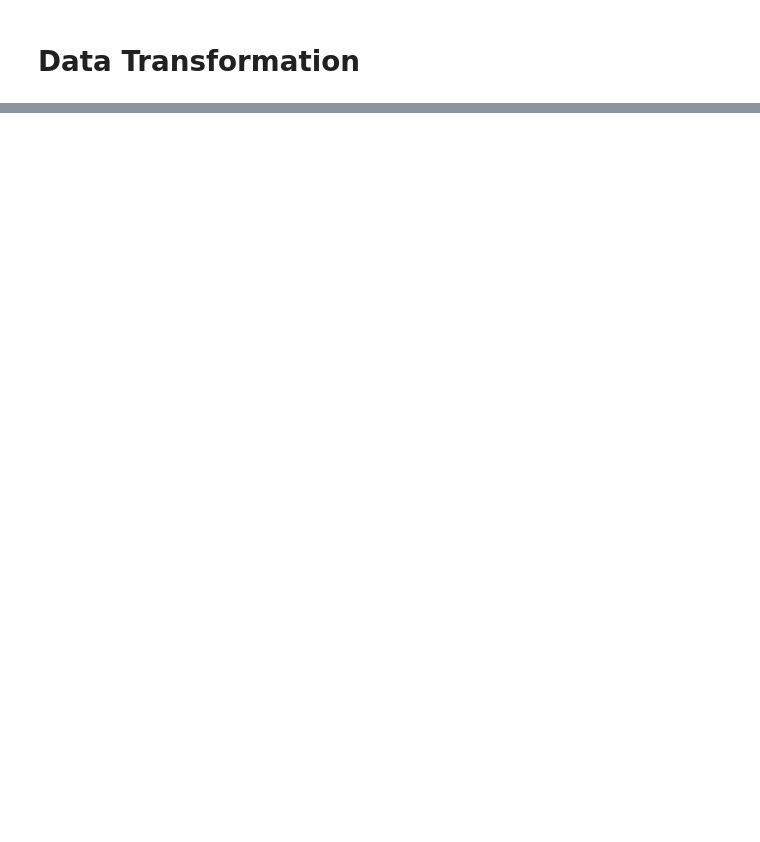
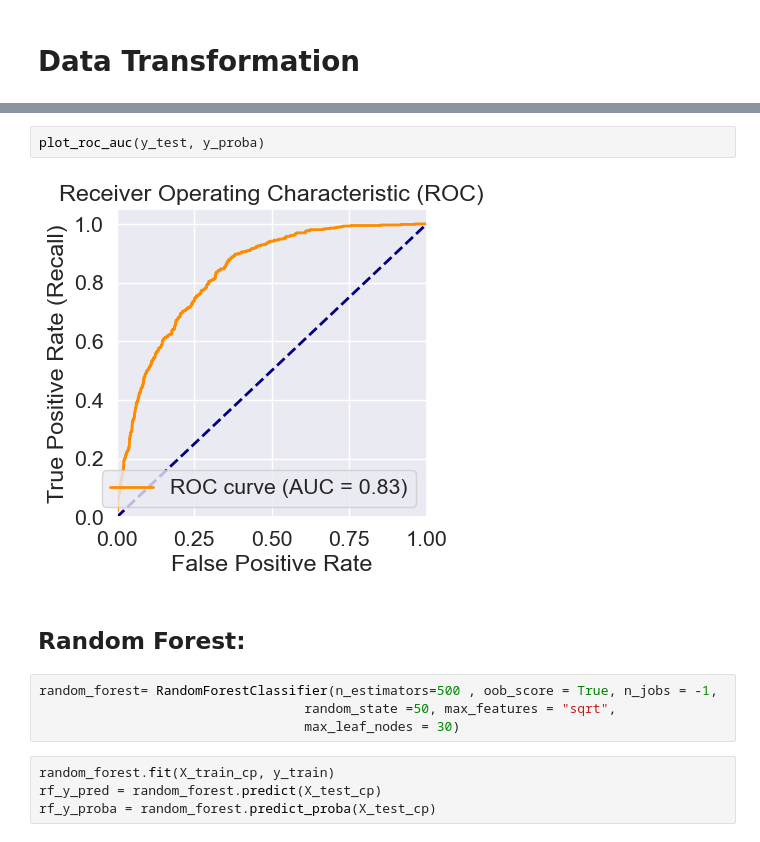
Before and after one commit to AbeerMahjoub/TelecomChurn, a Jupyter notebook: Notebooks/Modeling.ipynb, the cells around one changed output, grey strips where cells are left out. Cells and saved outputs as stored; diff of their text form; blank space fills up the shorter version.

```diff
--- a/Notebooks/Modeling.ipynb
+++ b/Notebooks/Modeling.ipynb
@@ -43,0 +153,14 @@ X_train.shape, X_test.shape
+# %%
+plot_roc_auc(y_test, y_proba)
+# %% [output]
+[figure, added]
+# %% [markdown]
+## Random Forest:
+# %%
+random_forest= RandomForestClassifier(n_estimators=500 , oob_score = True, n_jobs = -1,
+                                  random_state =50, max_features = "sqrt",
+                                  max_leaf_nodes = 30)
+# %%
+random_forest.fit(X_train_cp, y_train)
+rf_y_pred = random_forest.predict(X_test_cp)
+rf_y_proba = random_forest.predict_proba(X_test_cp)
```
Also changed, not shown: parts of 21 cells of this notebook, 4 other files.
